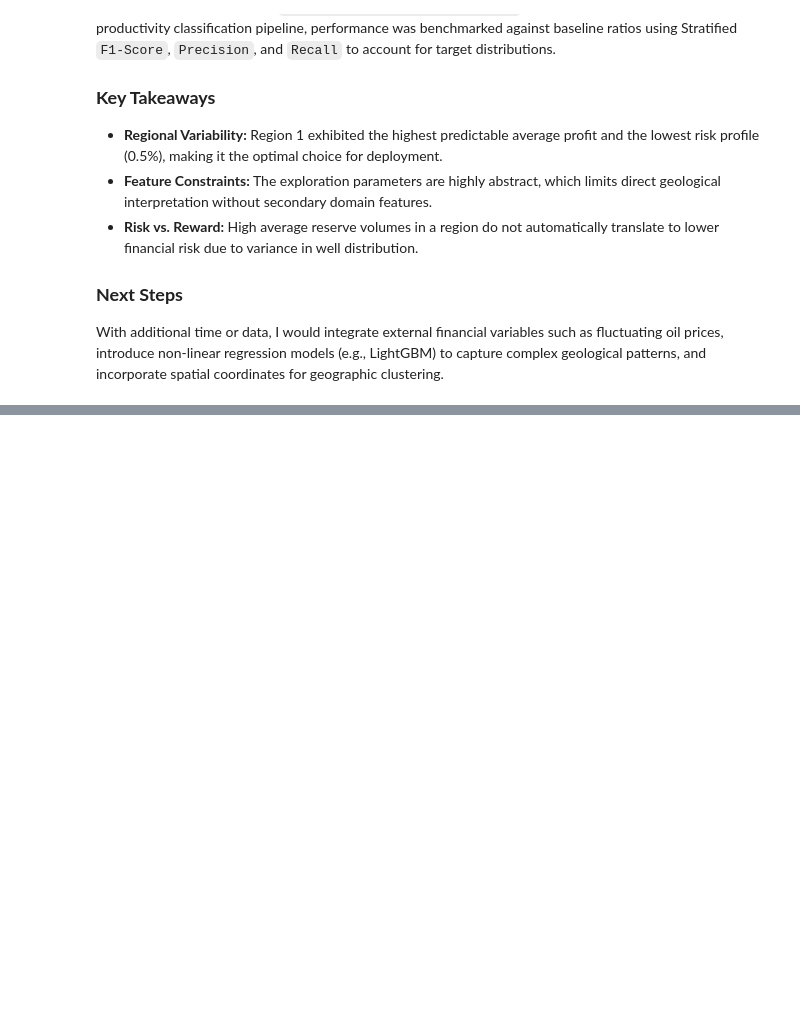
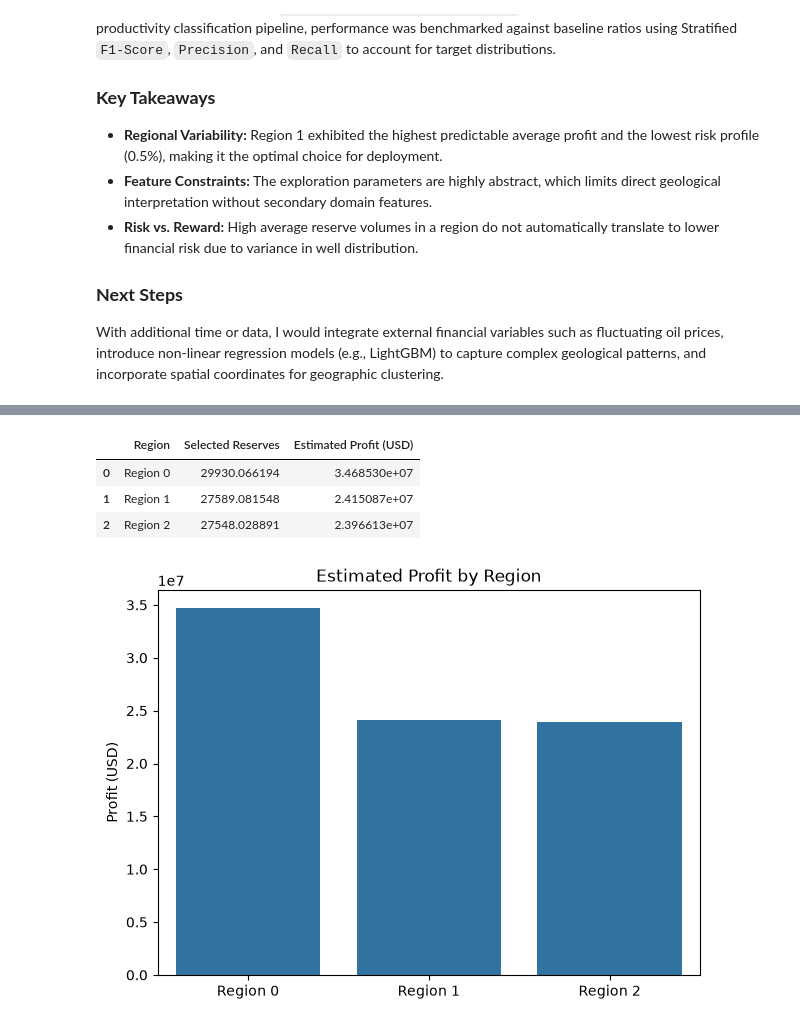
Before and after one commit to fiorellatrigo/oil-well-location-optimization, a Jupyter notebook: notebook/oil-well-location-optimization.ipynb, the cells around one changed output, grey strips where cells are left out. Cells and saved outputs as stored; diff of their text form; code cells hidden in the pictures; blank space fills up the shorter version.

```diff
--- a/notebook/oil-well-location-optimization.ipynb
+++ b/notebook/oil-well-location-optimization.ipynb
@@ -164,0 +457,49 @@ When classification or regression models produce exceptionally high metrics (e.g
+# %%
+profit_summary = []
+
+for idx in range(3):
+
+    predictions, actuals = model_results[idx]
+
+    top_predictions = predictions.sort_values(ascending=False).head(SELECTED_WELLS)
+
+    selected_reserves = actuals.loc[top_predictions.index]
+
+    total_reserves = selected_reserves.sum()
+
+    estimated_profit = calculate_profit(
+        actuals,
+        predictions,
+        SELECTED_WELLS
+    )
+
+    profit_summary.append({
+        "Region": f"Region {idx}",
+        "Selected Reserves": total_reserves,
+        "Estimated Profit (USD)": estimated_profit
+    })
+
+profit_summary = pd.DataFrame(profit_summary)
+
+profit_summary
+# %% [output]
+|  | Region | Selected Reserves | Estimated Profit (USD) |
+| 0 | Region 0 | 29930.066194 | 3.468530e+07 |
+| 1 | Region 1 | 27589.081548 | 2.415087e+07 |
+| 2 | Region 2 | 27548.028891 | 2.396613e+07 |
+# %%
+plt.figure(figsize=(7,5))
+
+sns.barplot(
+    data=profit_summary,
+    x="Region",
+    y="Estimated Profit (USD)"
+)
+
+plt.title("Estimated Profit by Region")
+plt.ylabel("Profit (USD)")
+plt.xlabel("")
+
+plt.show()
+# %% [output]
+[figure, added]
```
Also changed, not shown: parts of 43 cells of this notebook, 3 other files.
